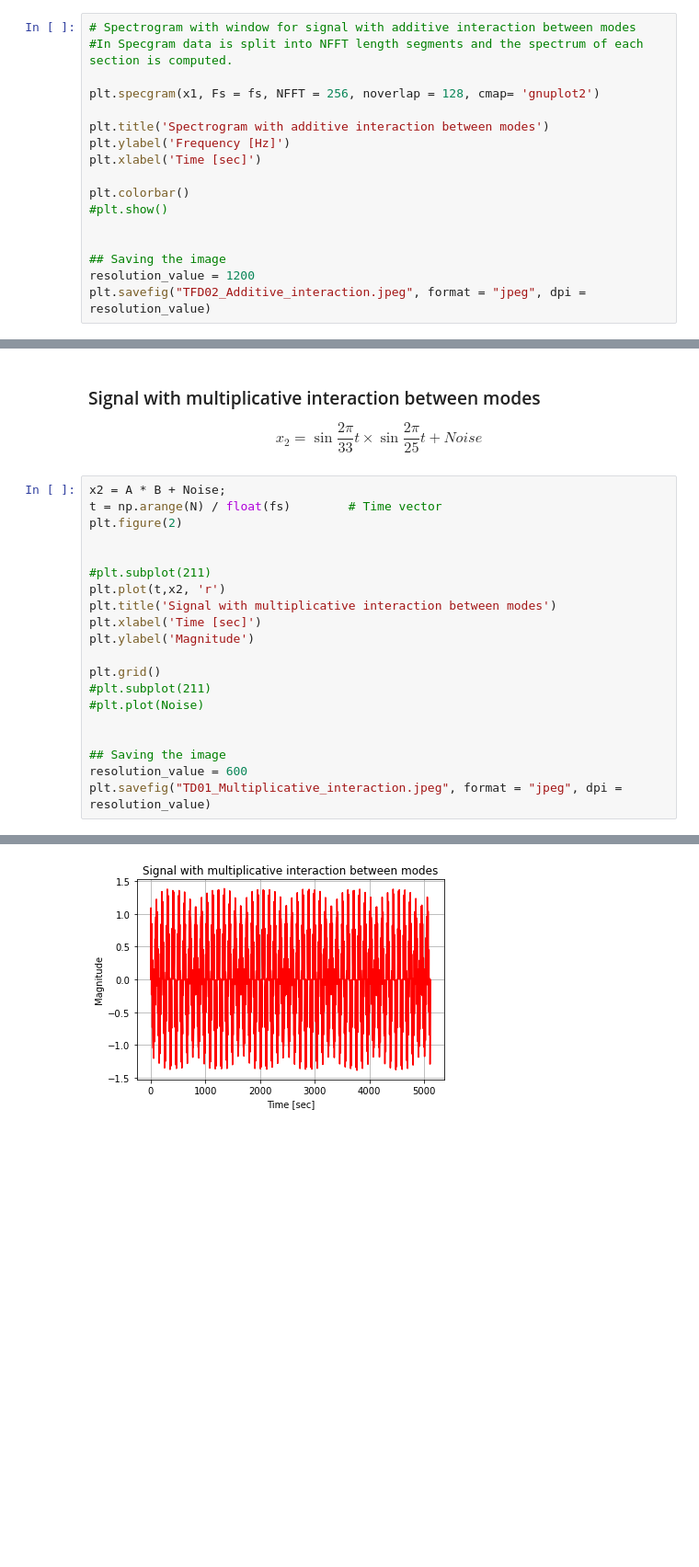
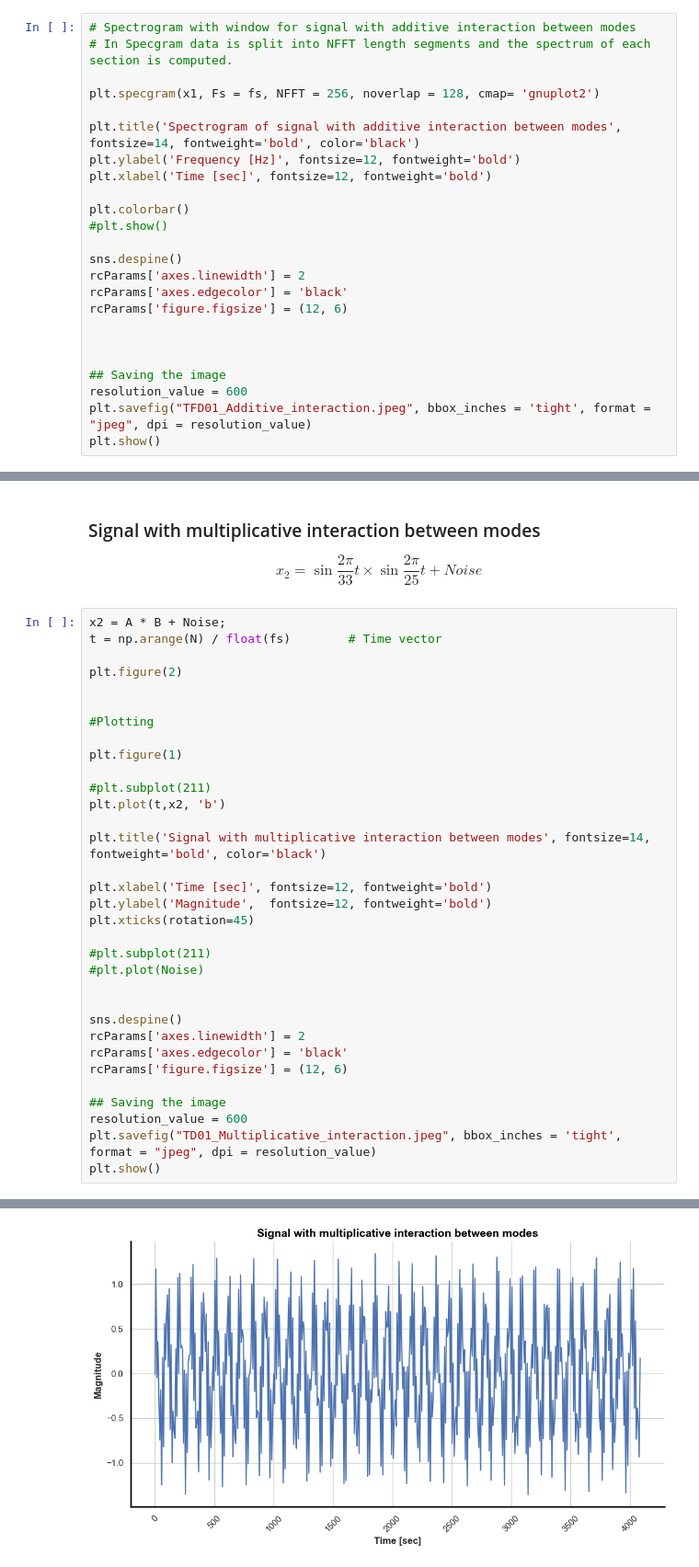
Before and after one commit to Vishusharma296/Python_Signal_Processing_01, a Jupyter notebook: SP_01_AM_Modulated_Beat.ipynb, the cells around one changed output, grey strips where cells are left out. Shown at 92% size. Saved outputs shown, nothing was run; the diff lists cells and outputs as text; blank space fills up the shorter version.

```diff
--- a/SP_01_AM_Modulated_Beat.ipynb
+++ b/SP_01_AM_Modulated_Beat.ipynb
@@ -163,18 +168,25 @@ plt.savefig("TFD01_Additive_interaction.jpeg", format = "jpeg", dpi = resolution
 # %%
 # Spectrogram with window for signal with additive interaction between modes
-#In Specgram data is split into NFFT length segments and the spectrum of each section is computed.
+# In Specgram data is split into NFFT length segments and the spectrum of each section is computed.
 
 plt.specgram(x1, Fs = fs, NFFT = 256, noverlap = 128, cmap= 'gnuplot2')
 
-plt.title('Spectrogram with additive interaction between modes')
-plt.ylabel('Frequency [Hz]')
-plt.xlabel('Time [sec]')
+plt.title('Spectrogram of signal with additive interaction between modes', fontsize=14, fontweight='bold', color='black')
+plt.ylabel('Frequency [Hz]', fontsize=12, fontweight='bold')
+plt.xlabel('Time [sec]', fontsize=12, fontweight='bold')
 
 plt.colorbar()
 #plt.show()
 
+sns.despine()
+rcParams['axes.linewidth'] = 2
+rcParams['axes.edgecolor'] = 'black'
+rcParams['figure.figsize'] = (12, 6)
+
+
 
 ## Saving the image
-resolution_value = 1200
-plt.savefig("TFD02_Additive_interaction.jpeg", format = "jpeg", dpi = resolution_value)
+resolution_value = 600
+plt.savefig("TFD01_Additive_interaction.jpeg", bbox_inches = 'tight', format = "jpeg", dpi = resolution_value)
+plt.show()
 # %% [output]
@@ -186,21 +198,34 @@ $$ x_2 = \sin{\frac{2\pi }{33} t} \times \sin{\frac{2\pi}{25} t} + Noise $$
 # %%
 x2 = A * B + Noise;
 t = np.arange(N) / float(fs)        # Time vector
+
 plt.figure(2)
 
 
+#Plotting
+
+plt.figure(1)
+
 #plt.subplot(211)
-plt.plot(t,x2, 'r')
-plt.title('Signal with multiplicative interaction between modes')
-plt.xlabel('Time [sec]')
-plt.ylabel('Magnitude')
+plt.plot(t,x2, 'b')
 
-plt.grid()
+plt.title('Signal with multiplicative interaction between modes', fontsize=14, fontweight='bold', color='black')
+
+plt.xlabel('Time [sec]', fontsize=12, fontweight='bold')
+plt.ylabel('Magnitude',  fontsize=12, fontweight='bold')
+plt.xticks(rotation=45)
+
 #plt.subplot(211)
 #plt.plot(Noise)
 
 
+sns.despine()
+rcParams['axes.linewidth'] = 2
+rcParams['axes.edgecolor'] = 'black'
+rcParams['figure.figsize'] = (12, 6)
+
 ## Saving the image
 resolution_value = 600
-plt.savefig("TD01_Multiplicative_interaction.jpeg", format = "jpeg", dpi = resolution_value)
+plt.savefig("TD01_Multiplicative_interaction.jpeg", bbox_inches = 'tight', format = "jpeg", dpi = resolution_value)
+plt.show()
 # %% [output]
@@ -207,4 +233,4 @@ plt.savefig("TD01_Multiplicative_interaction.jpeg", format = "jpeg", dpi = resol
-[figure, old version]
+[figure, new version]
 # %%
 # Fourier Spectrum for signal with multiplicative interaction between modes
 
```
Also changed, not shown: parts of 25 cells of this notebook.
